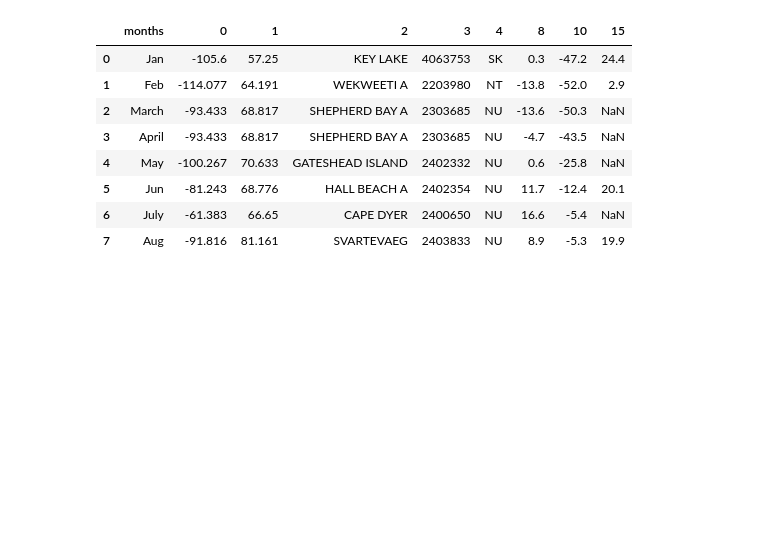
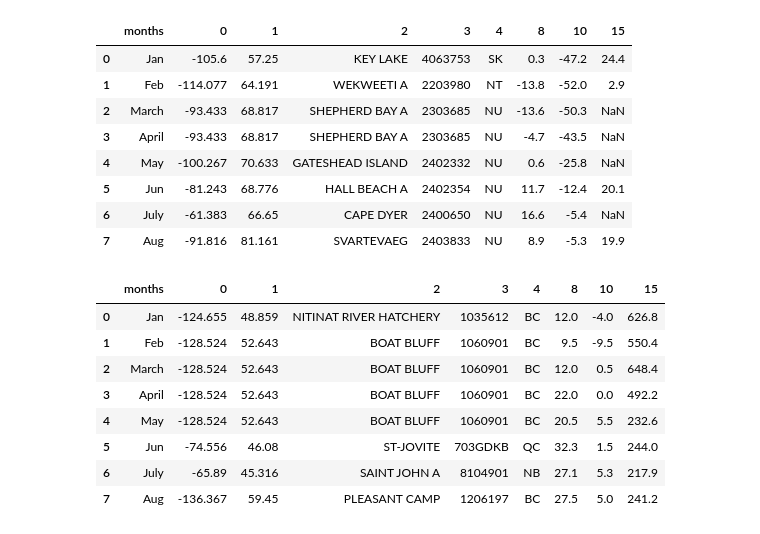
Before and after one commit to HamidShoaraee/How-is-the-weather, a Jupyter notebook: Transformer.ipynb, the cells around one changed output. Saved outputs shown, nothing was run; the diff lists cells and outputs as text; code cells hidden in the pictures; blank space fills up the shorter version.

Commit message:
more data

```diff
--- a/Transformer.ipynb
+++ b/Transformer.ipynb
@@ -186,12 +171,22 @@ clean_min_table
 | 7 | Aug | -91.816 | 81.161 | SVARTEVAEG | 2403833 | NU | 8.9 | -5.3 | 19.9 |
 # %%
 # Reshape, Clean, and turn to the DataFrame.
-min_tem_reshape = np.reshape(min_temp_list, newshape=(8,25)) # 8 rows for all the months and 25 columns for all the features.
-min_tem_table = pd.DataFrame(min_tem_reshape)
+wet_reshape = np.reshape(wet_list, newshape=(8,25)) # 8 rows for all the months and 25 columns for all the features.
+wet_table = pd.DataFrame(wet_reshape)
 # Clean the data in this order: Long, Lat, Std_name, ID, Prov, Tx, Tn,"How is the weather.pbix
-clean_min_table = min_tem_table.drop(min_tem_table.columns.difference([0, 1, 2, 3, 4, 8, 10, 15]), axis = 1)
+clean_wet_table = wet_table.drop(wet_table.columns.difference([0, 1, 2, 3, 4, 8, 10, 15]), axis = 1)
 # insert month clomun for more clarificaiton
-clean_min_table.insert(0, "months", ['Jan', 'Feb', 'March', 'April', 'May', 'Jun', 'July', 'Aug'])
+clean_wet_table.insert(0, "months", ['Jan', 'Feb', 'March', 'April', 'May', 'Jun', 'July', 'Aug'])
 # Store in csv file for visualization on Powr BI
-clean_min_table.to_csv("minimum temperature monthly.csv")
-clean_min_table
+clean_wet_table.to_csv("Precipitation monthly.csv")
+clean_wet_table
+# %% [output]
+|  | months | 0 | 1 | 2 | 3 | 4 | 8 | 10 | 15 |
+| 0 | Jan | -124.655 | 48.859 | NITINAT RIVER HATCHERY | 1035612 | BC | 12.0 | -4.0 | 626.8 |
+| 1 | Feb | -128.524 | 52.643 | BOAT BLUFF | 1060901 | BC | 9.5 | -9.5 | 550.4 |
+| 2 | March | -128.524 | 52.643 | BOAT BLUFF | 1060901 | BC | 12.0 | 0.5 | 648.4 |
+| 3 | April | -128.524 | 52.643 | BOAT BLUFF | 1060901 | BC | 22.0 | 0.0 | 492.2 |
+| 4 | May | -128.524 | 52.643 | BOAT BLUFF | 1060901 | BC | 20.5 | 5.5 | 232.6 |
+| 5 | Jun | -74.556 | 46.08 | ST-JOVITE | 703GDKB | QC | 32.3 | 1.5 | 244.0 |
+| 6 | July | -65.89 | 45.316 | SAINT JOHN A | 8104901 | NB | 27.1 | 5.3 | 217.9 |
+| 7 | Aug | -136.367 | 59.45 | PLEASANT CAMP | 1206197 | BC | 27.5 | 5.0 | 241.2 |
```
Also changed, not shown: parts of 1 cell of this notebook.
